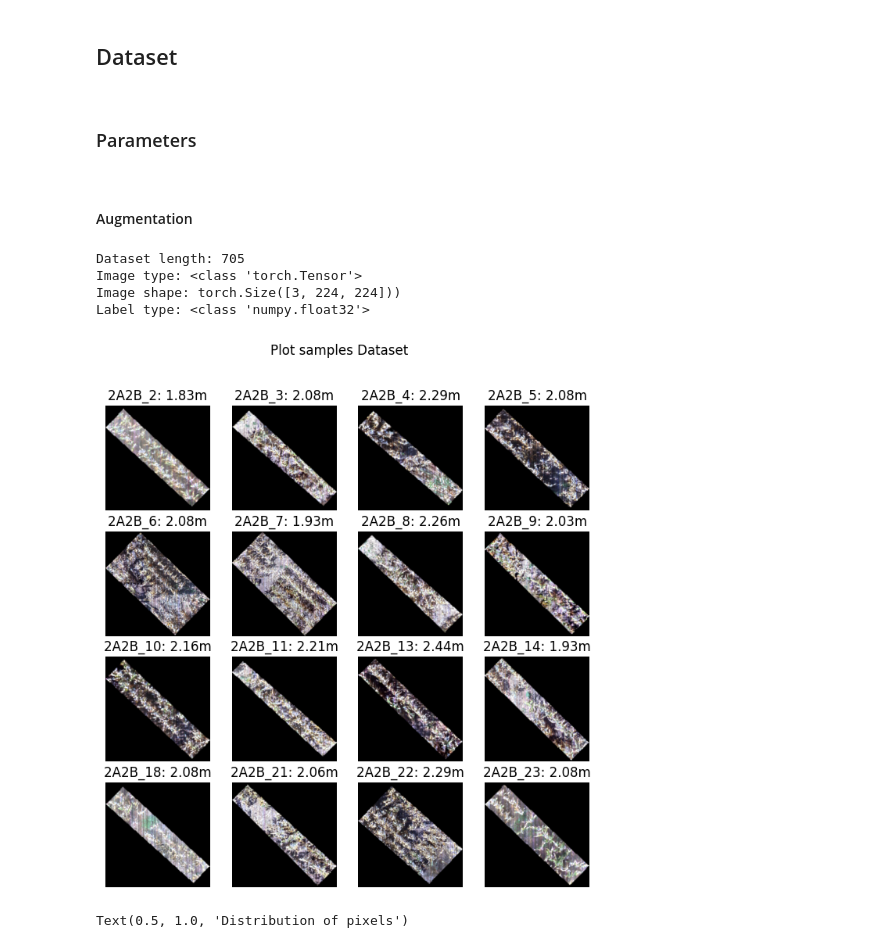
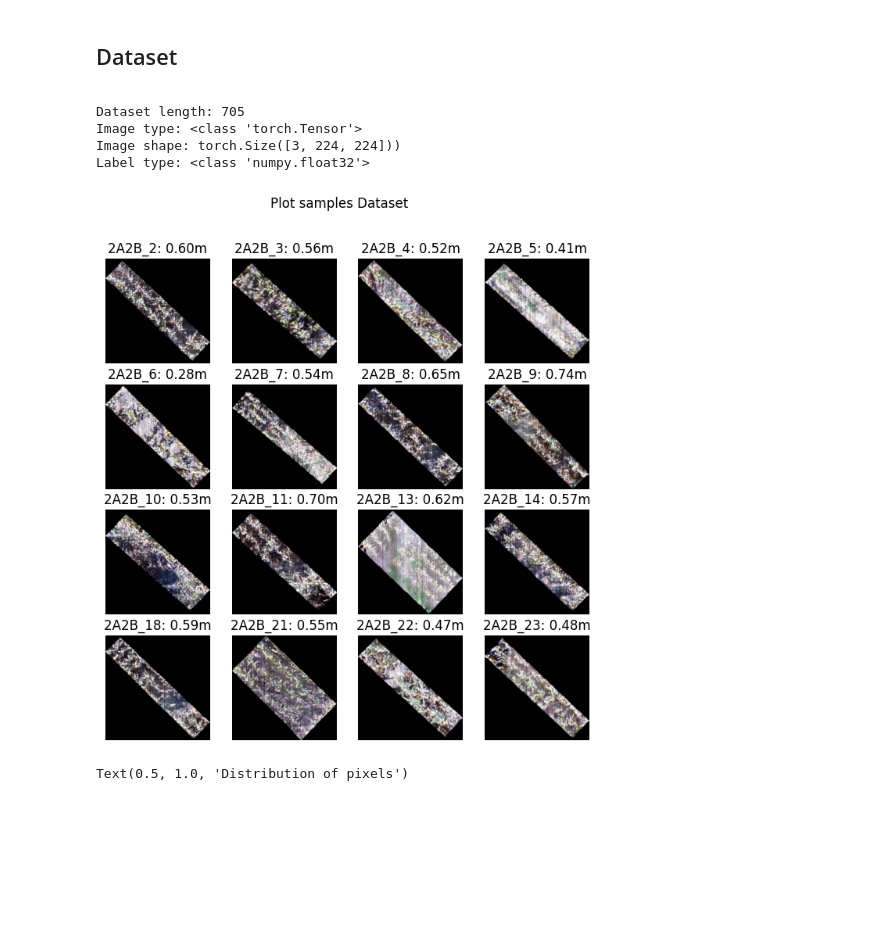
Before and after one commit to francescoperagine/UAV_ViT, a Jupyter notebook: main.ipynb, the cells around one changed output. Drawn from its saved outputs; the diff is of its cells as text; code cells hidden in the pictures; blank space fills up the shorter version.

```diff
--- a/main.ipynb
+++ b/main.ipynb
@@ -103,11 +130,9 @@ GPU is available and being used cuda
 <a name="ground_truth"></a>
 # %%
 # Loading the ground truth
-# ground_truth = pd.read_csv(GROUND_TRUTH_CSV_PATH)
-ground_truth = pd.read_excel(GROUND_TRUTH_XLSX_PATH)
+df = pd.read_excel(GROUND_TRUTH_PATH)
 
 # Elevation format conversion to float32
-ground_truth["elev"] = ground_truth["elev"].astype("float32")
-labels_norm = ground_truth["elev"]
-ground_truth.head()
+df["elevation"] = df["Elev maximum (m)"].astype("float32")
+df.head()
 # %% [output]
@@ -119,0 +145,8 @@ ground_truth.head()
+# %%
+# Ground Truth Preprocessing
+
+def renaming(filename):
+    return filename[:-4] + ".png"
+
+df["filename"] = df["DataFile 3"].apply(renaming)
+df[['filename', 'elevation']].head()
@@ -121,4 +161,4 @@ ground_truth.head()
 # Targets normalization
 
 scaler = MinMaxScaler()
-ground_truth["elev"] = scaler.fit_transform(ground_truth[["elev"]])
+df["elevation"] = scaler.fit_transform(df[["elevation"]])
@@ -149,6 +189,3 @@ ground_truth.head()
 # %% [markdown]
 ## Dataset
 <a name="dataset"></a>
-# %% [markdown]
-### Parameters
-<a name='parameters'></a>
@@ -180,2 +191,0 @@ ATTENTION_DROPOUT = 0.2
-# %% [markdown]
-#### Augmentation
@@ -196,21 +192,7 @@ uav_vit_transforms = v2.Compose([
 # %%
 # Datasets definition
 
-base_dataset = {
-    "name": "base",
-    "dataset": PlotsDataset(labels=ground_truth, img_dir=PLOT_PATH, img_size=IMG_SIZE, transforms=None),
-}
-augmented_dataset = {
-    "name": "augmented",
-    "dataset": PlotsDataset(labels=ground_truth, img_dir=PLOT_PATH, img_size=IMG_SIZE, transforms=uav_vit_transforms),
-}
-
-concat_dataset = {
-    "name": "concat",
-    "dataset": ConcatDataset([base_dataset["dataset"], augmented_dataset["dataset"]])
-}
-
-dataset = base_dataset["dataset"]
+dataset = PlotsDataset(labels=df, img_dir=PLOT_PATH, img_size=IMG_SIZE, transforms=None)
 
 print(f"Dataset length: {len(dataset)}")
 print(f"Image type: {type(dataset[0][0])}")
@@ -224,9 +206,9 @@ Label type: <class 'numpy.float32'>
 # %%
 # Dataset samples
 
-show_dataset_samples(dataset, labels_norm, "Dataset")
+dataset.show_samples(df['elevation'], "Dataset")
 # %% [output]
-[figure, old version]
+[figure, new version]
 # %%
 # Pixel distribution
 
```
Also changed, not shown: parts of 54 cells of this notebook, 6 other files.
